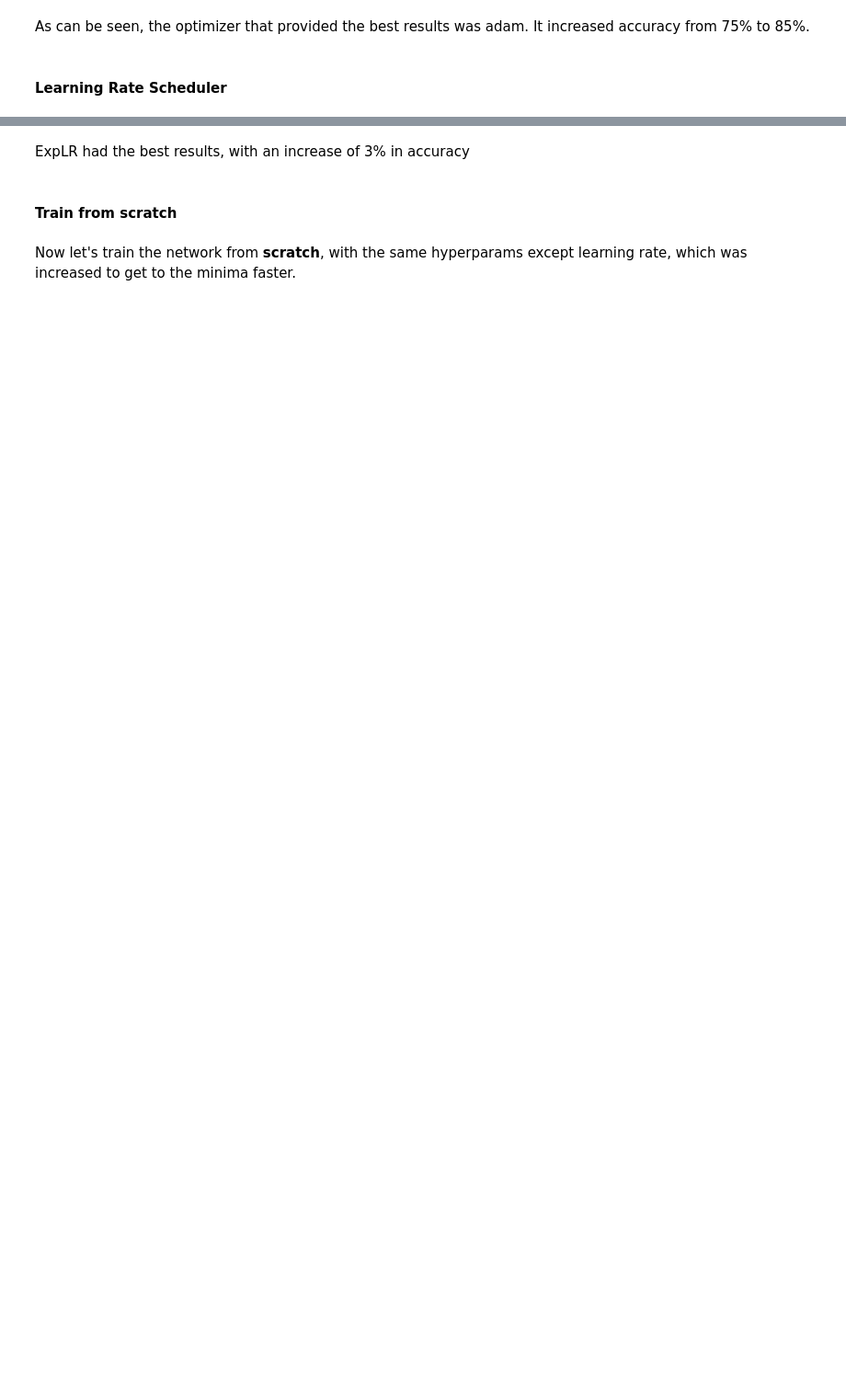
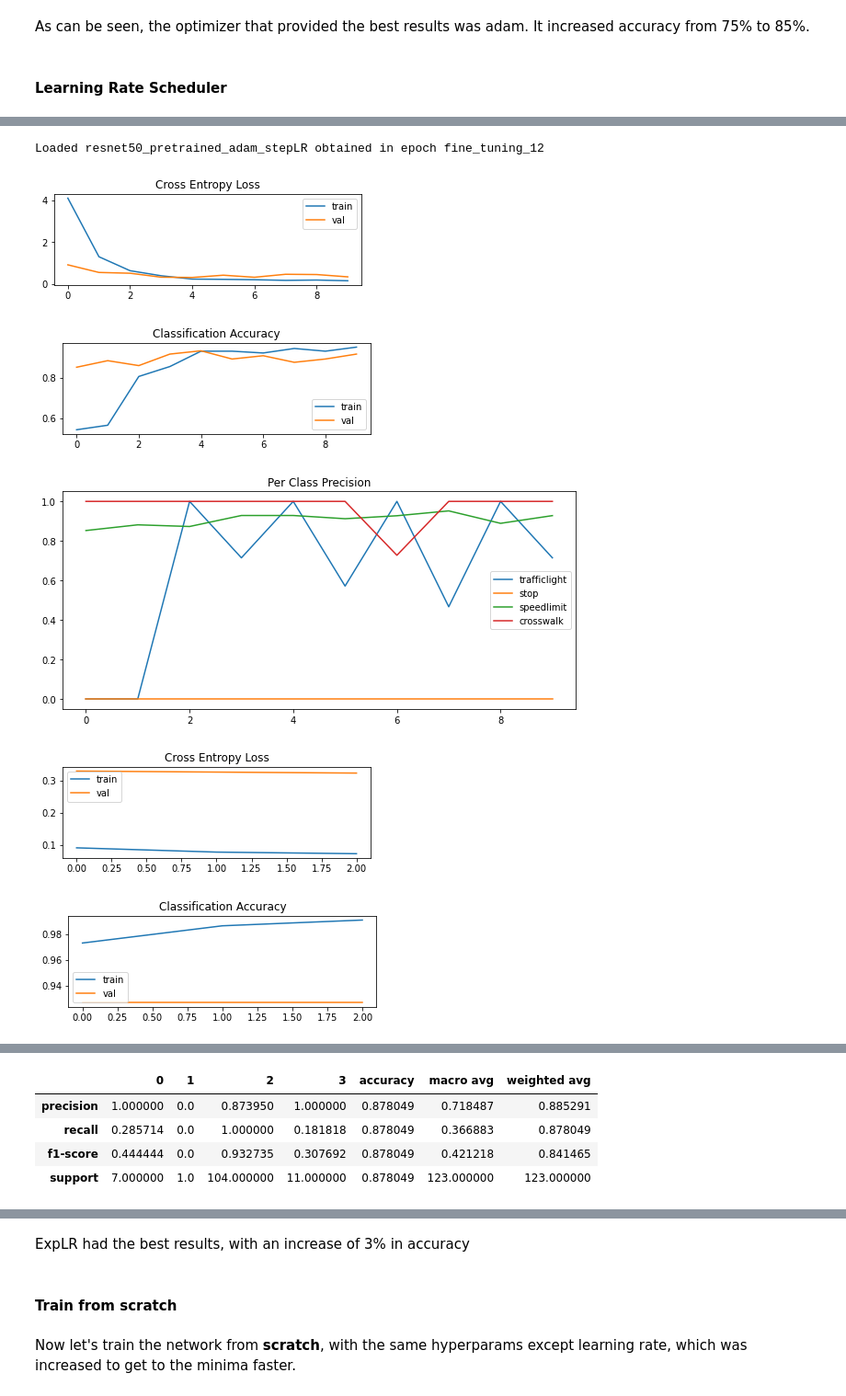
Before and after one commit to joaolucasmartins/VC2022, a Jupyter notebook: Part2/classification.ipynb, the cells around one changed output, grey strips where cells are left out. Shown at 92% size. Saved outputs shown, nothing was run; the diff lists cells and outputs as text; code cells hidden in the pictures; blank space fills up the shorter version.

```diff
--- a/Part2/classification.ipynb
+++ b/Part2/classification.ipynb
@@ -786,20 +886,27 @@ expLR_score
 # %%
 # StepLR optimizer
 resnet_model_trained = models.resnet50(pretrained=True)
-trainer = transfer_learn(
+trainer, stepLR_best_score = transfer_learn(
     name="resnet50_pretrained_adam_stepLR",
     model=resnet_model_trained,
     opt_freeze=torch.optim.Adam,
     lr_freeze=1e-2,
     ep_freeze=10,
     scheduler_freeze=torch.optim.lr_scheduler.StepLR,
     scheduler_gamma_freeze=0.9,
     opt_fine_tune=torch.optim.Adam,
     lr_fine_tune=1e-6,
     ep_fine_tune=3,
     scheduler_fine_tune=torch.optim.lr_scheduler.StepLR,
     scheduler_gamma_fine_tune=0.9,
     load=True
 )
-stepLR_best_score = trainer.get_best_score()
+
 stepLR_best_score
+# %% [output]
+Loaded resnet50_pretrained_adam_stepLR obtained in epoch fine_tuning_12
+[figure, added]
+[figure, added]
+[figure, added]
+[figure, added]
+[figure, added]
@@ -806,2 +914,7 @@ stepLR_best_score
+|  | 0 | 1 | 2 | 3 | accuracy | macro avg | weighted avg |
+| precision | 1.000000 | 0.0 | 0.873950 | 1.000000 | 0.878049 | 0.718487 | 0.885291 |
+| recall | 0.285714 | 0.0 | 1.000000 | 0.181818 | 0.878049 | 0.366883 | 0.878049 |
+| f1-score | 0.444444 | 0.0 | 0.932735 | 0.307692 | 0.878049 | 0.421218 | 0.841465 |
+| support | 7.000000 | 1.0 | 104.000000 | 11.000000 | 0.878049 | 123.000000 | 123.000000 |
 # %%
 rmsprop_best_score
```
Also changed, not shown: parts of 36 cells of this notebook.
